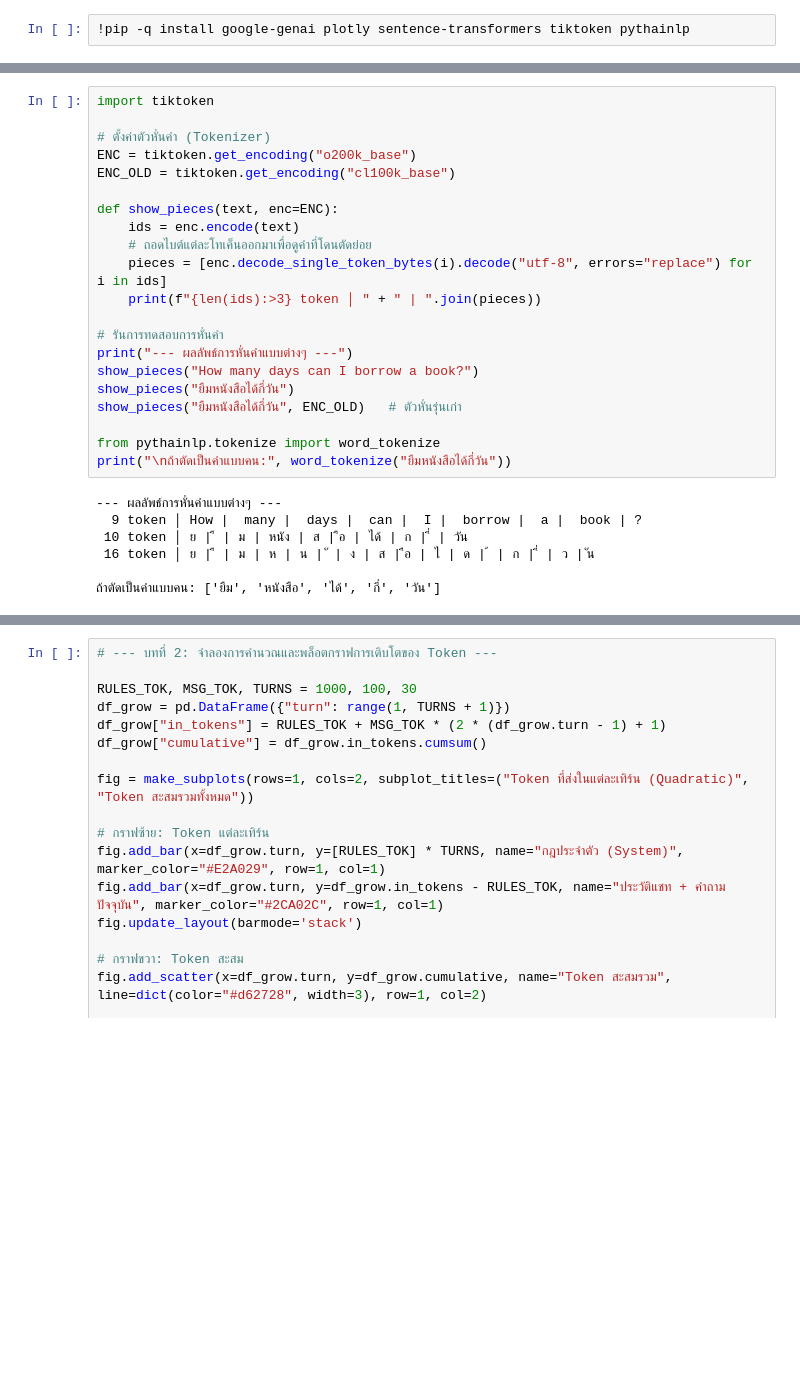
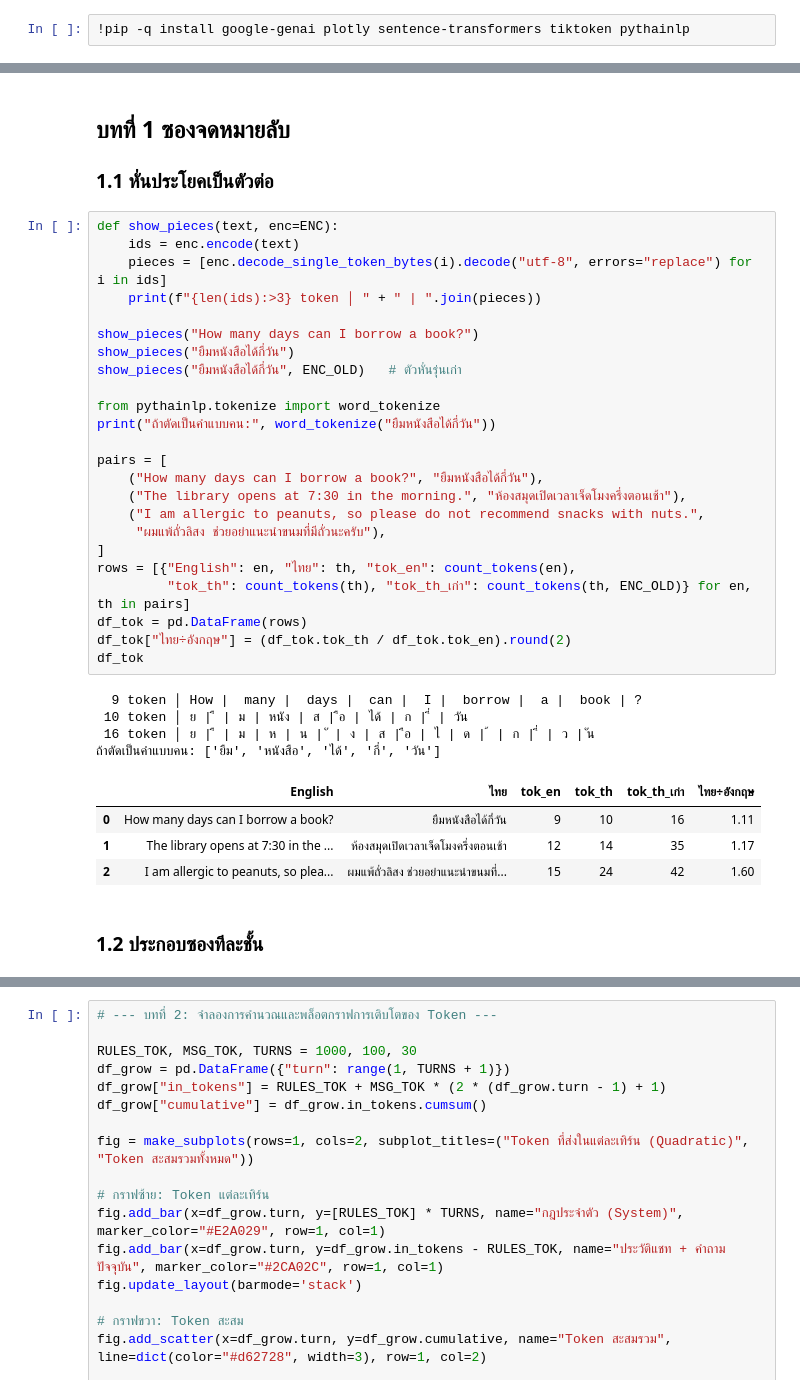
Before and after one commit to BringzUU/lab-ai-69, a Jupyter notebook: LibraryBeeb.ipynb, the cells around one changed output, grey strips where cells are left out. Saved outputs shown, nothing was run; the diff lists cells and outputs as text; blank space fills up the shorter version.

```diff
--- a/LibraryBeeb.ipynb
+++ b/LibraryBeeb.ipynb
@@ -141,31 +170,41 @@ print("ซอง B (มีการ์ด)  :", call_llm(env_B, temperature=0))
+# %% [markdown]
+## บทที่ 1 ซองจดหมายลับ
+### 1.1 หั่นประโยคเป็นตัวต่อ
 # %%
-import tiktoken
-
-# ตั้งค่าตัวหั่นคำ (Tokenizer)
-ENC = tiktoken.get_encoding("o200k_base")
-ENC_OLD = tiktoken.get_encoding("cl100k_base")
-
 def show_pieces(text, enc=ENC):
     ids = enc.encode(text)
-    # ถอดไบต์แต่ละโทเค็นออกมาเพื่อดูคำที่โดนตัดย่อย
     pieces = [enc.decode_single_token_bytes(i).decode("utf-8", errors="replace") for i in ids]
     print(f"{len(ids):>3} token │ " + " | ".join(pieces))
 
-# รันการทดสอบการหั่นคำ
-print("--- ผลลัพธ์การหั่นคำแบบต่างๆ ---")
 show_pieces("How many days can I borrow a book?")
 show_pieces("ยืมหนังสือได้กี่วัน")
 show_pieces("ยืมหนังสือได้กี่วัน", ENC_OLD)   # ตัวหั่นรุ่นเก่า
 
 from pythainlp.tokenize import word_tokenize
-print("\nถ้าตัดเป็นคำแบบคน:", word_tokenize("ยืมหนังสือได้กี่วัน"))
+print("ถ้าตัดเป็นคำแบบคน:", word_tokenize("ยืมหนังสือได้กี่วัน"))
+
+pairs = [
+    ("How many days can I borrow a book?", "ยืมหนังสือได้กี่วัน"),
+    ("The library opens at 7:30 in the morning.", "ห้องสมุดเปิดเวลาเจ็ดโมงครึ่งตอนเช้า"),
+    ("I am allergic to peanuts, so please do not recommend snacks with nuts.",
+     "ผมแพ้ถั่วลิสง ช่วยอย่าแนะนำขนมที่มีถั่วนะครับ"),
+]
+rows = [{"English": en, "ไทย": th, "tok_en": count_tokens(en),
+         "tok_th": count_tokens(th), "tok_th_เก่า": count_tokens(th, ENC_OLD)} for en, th in pairs]
+df_tok = pd.DataFrame(rows)
+df_tok["ไทย÷อังกฤษ"] = (df_tok.tok_th / df_tok.tok_en).round(2)
+df_tok
 # %% [output]
---- ผลลัพธ์การหั่นคำแบบต่างๆ ---
   9 token │ How |  many |  days |  can |  I |  borrow |  a |  book | ?
  10 token │ ย | ื | ม | หนัง | ส | ือ | ได้ | ก | ี่ | วัน
  16 token │ ย | ื | ม | ห | น | ั | ง | ส | ือ | ไ | ด | ้ | ก | ี่ | ว | ัน
-
 ถ้าตัดเป็นคำแบบคน: ['ยืม', 'หนังสือ', 'ได้', 'กี่', 'วัน']
+|  | English | ไทย | tok_en | tok_th | tok_th_เก่า | ไทย÷อังกฤษ |
+| 0 | How many days can I borrow a book? | ยืมหนังสือได้กี่วัน | 9 | 10 | 16 | 1.11 |
+| 1 | The library opens at 7:30 in the ... | ห้องสมุดเปิดเวลาเจ็ดโมงครึ่งตอนเช้า | 12 | 14 | 35 | 1.17 |
+| 2 | I am allergic to peanuts, so plea... | ผมแพ้ถั่วลิสง ช่วยอย่าแนะนำขนมที่... | 15 | 24 | 42 | 1.60 |
+# %% [markdown]
+### 1.2 ประกอบซองทีละชั้น
 # %%
 SYSTEM_RULES = """คุณคือ "บิ๊บ" หุ่นยนต์ผู้ช่วยในห้องสมุดโรงเรียนบ้านต้นกล้า
 - ตอบเป็นภาษาไทย สุภาพ สั้น กระชับ เหมาะกับนักเรียนประถม
```
Also changed, not shown: parts of 60 cells of this notebook.
